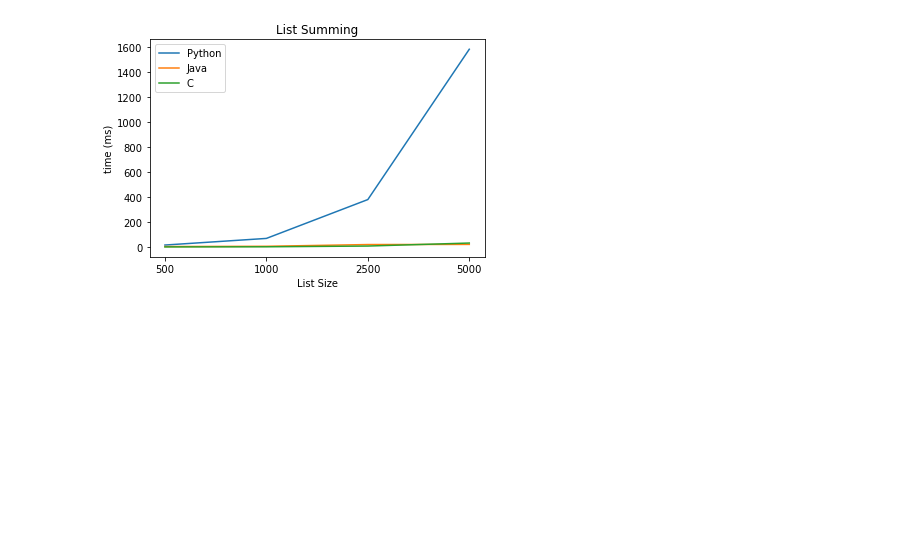
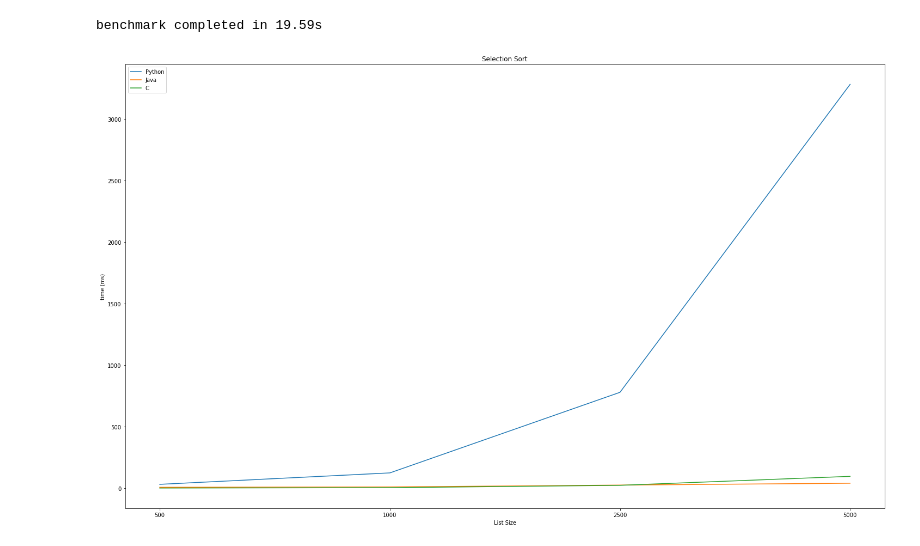
Before and after one commit to lilith0001/runtime, a Jupyter notebook: main.ipynb, the cells around one changed output. Cells and saved outputs as stored; diff of their text form; code cells hidden in the pictures; blank space fills up the shorter version.

```diff
--- a/main.ipynb
+++ b/main.ipynb
@@ -149,27 +183,42 @@ graph_sum()
 # %%
-def graph_sel():
+def graph_sel(runs):
 	#unit = 'µs'
 	unit = 'ms'
-	sels = {'500' :selection(size='500' ,unit=unit),
-			'1000':selection(size='1000',unit=unit),
-			'2500':selection(size='2500',unit=unit),
-			'5000':selection(size='5000',unit=unit)}
-			#'5':selection(size='10000',unit=unit)}
-	c, py, java = list(), list(), list()
-	for value in sels.values():
-		c.append(value['C'])
-		py.append(value['Python'])
-		java.append(value['Java'])
-	plt.title('List Summing')
+	sel = dict()
+	start = time.time_ns()
+	for i in range(runs):
+		sel[i] = {'500' :selection(size='500' ,unit=unit),
+				'1000':selection(size='1000',unit=unit),
+				'2500':selection(size='2500',unit=unit),
+				'5000':selection(size='5000',unit=unit)}
+	end = time.time_ns()
+	benchmark_time = "{:.2f}".format((end-start)/1000/1000/1000)
+	print(f"benchmark completed in {benchmark_time}s")
+	c, java, py = [0] * 4, [0] * 4, [0] * 4
+	for i in range(runs):
+		j = 0
+		for value in sel[i].values():
+			c[j] += value['C']
+			java[j] += value['Java']
+			py[j] += value['Python']
+			j += 1
+	for value in c:
+		value = value / runs
+	for value in java:
+		value = value / runs
+	for value in py:
+		value = value / runs
+	plt.title('Selection Sort')
+	plt.rcParams['figure.figsize'] = [25, 15]
 	plt.ylabel(f'time ({unit})')
 	plt.xlabel(f'List Size')
-	plt.plot(sels.keys(), py, label='Python')
-	plt.plot(sels.keys(), java, label='Java')
-	plt.plot(sels.keys(), c, label='C')
+	plt.plot(sel[0].keys(), py, label='Python')
+	plt.plot(sel[0].keys(), java, label='Java')
+	plt.plot(sel[0].keys(), c, label='C')
 	plt.legend()
-	#plt.yscale('log')
 	plt.show()
-graph_sel()
+graph_sel(runs=3)
 # %% [output]
+benchmark completed in 19.59s
-[figure, old version]
+[figure, new version]
 # %%
```
Also changed, not shown: parts of 4 cells of this notebook, 2 other files.
